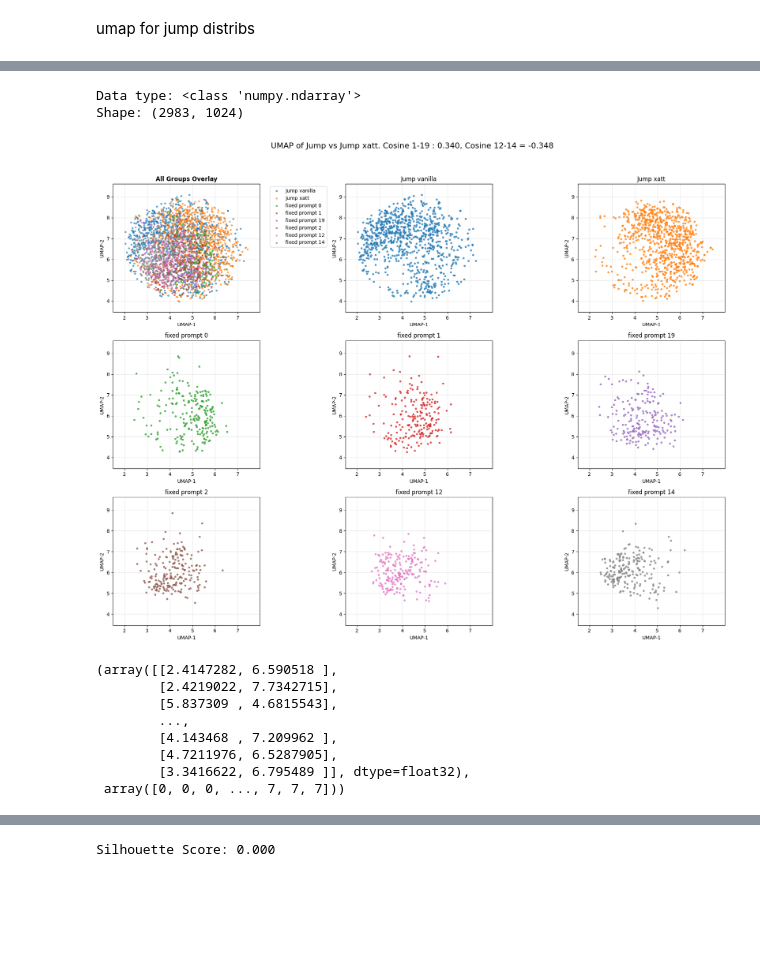
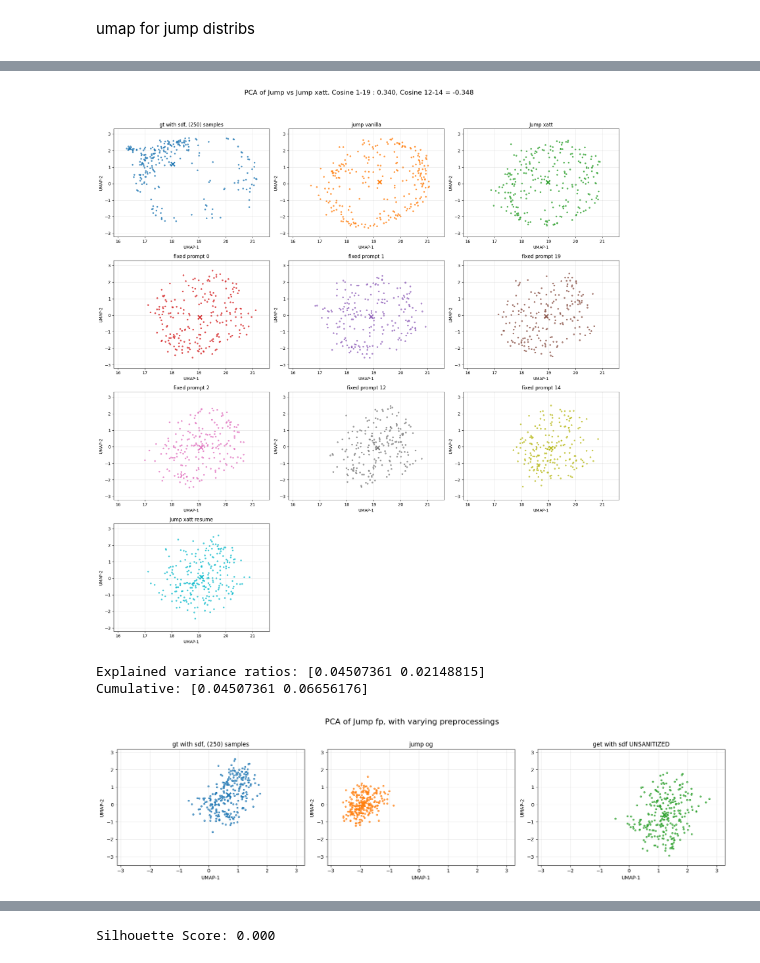
Before and after one commit to pierre-pauchet/Img2Mol, a Jupyter notebook: sandbox.ipynb, the cells around one changed output, grey strips where cells are left out. Cells and saved outputs as stored; diff of their text form; code cells hidden in the pictures; blank space fills up the shorter version.

```diff
--- a/sandbox.ipynb
+++ b/sandbox.ipynb
@@ -40,6 +48,8 @@ reload(fidelity)
 # rax fp
 geom_fp = read_fingerprints_file("/projects/iktos/pierre/CondGeoLDM/data/fingerprints_data/geom_fingerprints.npy")
 jump_fp = read_fingerprints_file("/projects/iktos/pierre/CondGeoLDM/data/fingerprints_data/jump_fingerprints.npy")
+jump_fp_unsanitized = read_fingerprints_file("/projects/iktos/pierre/CondGeoLDM/data/fingerprints_data/jump_fingerprints_unsanitized.npy")
+jump_fp_temp = read_fingerprints_file("/projects/iktos/pierre/CondGeoLDM/data/fingerprints_data/jump_fingerprints_temp.npy")
 self_sim_geom = np.load('/projects/iktos/pierre/CondGeoLDM/data/fingerprints_data/self_sim_geom.npy', allow_pickle=True)
 self_sim_qm9 = np.load('/projects/iktos/pierre/CondGeoLDM/data/fingerprints_data/self_sim_qm9.npy', allow_pickle=True)
 
@@ -61,6 +71,7 @@ mal_semla_nopp = np.load('/projects/iktos/pierre/CondGeoLDM/data/fingerprints_da
 
 #mallat jump
 mal_jumpxatt = np.load('/projects/iktos/pierre/CondGeoLDM/data/fingerprints_data/best_hits_jumpxatt.npy', allow_pickle=True)
+mal_jumpxattresume3 = np.load('/projects/iktos/pierre/CondGeoLDM/data/fingerprints_data/best_hits_jumpxattresume3.npy', allow_pickle=True)
 mal_jumpvanilla = np.load('/projects/iktos/pierre/CondGeoLDM/data/fingerprints_data/best_hits_jumpvanilla.npy', allow_pickle=True)
 mal_jump0 = np.load('/projects/iktos/pierre/CondGeoLDM/data/fingerprints_data/best_hits_jumpphen0.npy', allow_pickle=True)
 mal_jump1 = np.load('/projects/iktos/pierre/CondGeoLDM/data/fingerprints_data/best_hits_jumpphen1.npy', allow_pickle=True)
@@ -286,28 +304,52 @@ umap for jump distribs
 import metrics.fidelity as fidelity
 from importlib import reload
 reload(fidelity)
-mask = np.random.choice(len(jump_fp), size=1500, replace=False)
+mask = np.random.choice(len(jump_fp_temp), size=250, replace=False)
 vanilla_fp = fidelity.read_fingerprints_file("/projects/iktos/pierre/CondGeoLDM/data/fingerprints_data/fp_jumpvanilla_from_jump.npy")
-xatt_fp = fidelity.read_fingerprints_file("/projects/iktos/pierre/CondGeoLDM/data/fingerprints_data/fp_jumpxatt_from_jump.npy")
-prompt0_fp = fidelity.read_fingerprints_file("/projects/iktos/pierre/CondGeoLDM/data/fingerprints_data/fp_jumpphen0_from_jump.npy")
-prompt1_fp = fidelity.read_fingerprints_file("/projects/iktos/pierre/CondGeoLDM/data/fingerprints_data/fp_jumpphen1_from_jump.npy")
-prompt2_fp = fidelity.read_fingerprints_file("/projects/iktos/pierre/CondGeoLDM/data/fingerprints_data/fp_jumpphen2_from_jump.npy")
-prompt12_fp = fidelity.read_fingerprints_file("/projects/iktos/pierre/CondGeoLDM/data/fingerprints_data/fp_jumpphen12_from_jump.npy")
-prompt14_fp = fidelity.read_fingerprints_file("/projects/iktos/pierre/CondGeoLDM/data/fingerprints_data/fp_jumpphen14_from_jump.npy")
-prompt19_fp = fidelity.read_fingerprints_file("/projects/iktos/pierre/CondGeoLDM/data/fingerprints_data/fp_jumpphen19_from_jump.npy")
-xattresume3_fp = fidelity.read_fingerprints_file("/projects/iktos/pierre/CondGeoLDM/data/fingerprints_data/fp_jumpxattresume3_from_jump.npy")
-fidelity.compute_stacked_umap([jump_fp[mask], vanilla_fp, xatt_fp, prompt0_fp,
-                               prompt1_fp, prompt19_fp, prompt2_fp, prompt12_fp, prompt14_fp, xattresume3_fp],
-                              labels=[f"Jump gt ({len(mask)}) samples", "jump vanilla", "Jump xatt", "fixed prompt 0",
+# xatt_fp = fidelity.read_fingerprints_file("/projects/iktos/pierre/CondGeoLDM/data/fingerprints_data/fp_jumpxatt_from_jump.npy")
+# prompt0_fp = fidelity.read_fingerprints_file("/projects/iktos/pierre/CondGeoLDM/data/fingerprints_data/fp_jumpphen0_from_jump.npy")
+# prompt1_fp = fidelity.read_fingerprints_file("/projects/iktos/pierre/CondGeoLDM/data/fingerprints_data/fp_jumpphen1_from_jump.npy")
+# prompt2_fp = fidelity.read_fingerprints_file("/projects/iktos/pierre/CondGeoLDM/data/fingerprints_data/fp_jumpphen2_from_jump.npy")
+# prompt12_fp = fidelity.read_fingerprints_file("/projects/iktos/pierre/CondGeoLDM/data/fingerprints_data/fp_jumpphen12_from_jump.npy")
+# prompt14_fp = fidelity.read_fingerprints_file("/projects/iktos/pierre/CondGeoLDM/data/fingerprints_data/fp_jumpphen14_from_jump.npy")
+# prompt19_fp = fidelity.read_fingerprints_file("/projects/iktos/pierre/CondGeoLDM/data/fingerprints_data/fp_jumpphen19_from_jump.npy")
+# xattresume3_fp = fidelity.read_fingerprints_file("/projects/iktos/pierre/CondGeoLDM/data/fingerprints_data/fp_jumpxattresume3_from_jump.npy")
+# fidelity.compute_stacked_umap([jump_fp[mask], vanilla_fp[:250], xatt_fp[:250], prompt0_fp,
+#                                prompt1_fp, prompt19_fp, prompt2_fp, prompt12_fp, prompt14_fp, xattresume3_fp[:250]],
+#                               labels=[f"Jump gt ({len(mask)}) samples", "jump vanilla", "Jump xatt", "fixed prompt 0",
+#                                       "fixed prompt 1", "fixed prompt 19", "fixed prompt 2", "fixed prompt 12",
+#                                       "fixed prompt 14", "Jump xatt resume"],
+#                               save_path="metrics/figures/umap_jump_vs_xatt.png",
+#                               title="UMAP of Jump vs Jump xatt. Cosine 1-19 : 0.340, Cosine 12-14 = -0.348")
+fidelity.compute_stacked_umap([jump_fp_unsanitized[mask], vanilla_fp[:250], xatt_fp[:250], prompt0_fp,
+                               prompt1_fp, prompt19_fp, prompt2_fp, prompt12_fp, prompt14_fp, xattresume3_fp[:250]],
+                              labels=[f"gt with sdf, ({len(mask)}) samples", "jump vanilla", "Jump xatt", "fixed prompt 0",
                                       "fixed prompt 1", "fixed prompt 19", "fixed prompt 2", "fixed prompt 12",
                                       "fixed prompt 14", "Jump xatt resume"],
                               save_path="metrics/figures/umap_jump_vs_xatt.png",
-                              title="UMAP of Jump vs Jump xatt. Cosine 1-19 : 0.340, Cosine 12-14 = -0.348")
+                              title="PCA of Jump vs Jump xatt. Cosine 1-19 : 0.340, Cosine 12-14 = -0.348",
+                              n_components=0.9,
+                              use_umap=False)
+fidelity.compute_stacked_umap([jump_fp_unsanitized[mask], vanilla_fp[:250], xatt_fp[:250], prompt0_fp,
+                               prompt1_fp, prompt19_fp, prompt2_fp, prompt12_fp, prompt14_fp, xattresume3_fp[:250]],
+                              labels=[f"gt with sdf, ({len(mask)}) samples", "jump vanilla", "Jump xatt", "fixed prompt 0",
+                                      "fixed prompt 1", "fixed prompt 19", "fixed prompt 2", "fixed prompt 12",
+                                      "fixed prompt 14", "Jump xatt resume"],
+                              save_path="metrics/figures/umap_jump_vs_xatt.png",
+                              title="UMAP of Jump vs Jump xatt. Cosine 1-19 : 0.340, Cosine 12-14 = -0.348",
+                              n_components=2,
+                              use_umap=True)
+fidelity.compute_stacked_umap([jump_fp_temp[mask], jump_fp[mask], jump_fp_unsanitized[mask]],
+                              labels=[f"gt with sdf, ({len(mask)}) samples", "jump og", "get with sdf UNSANITIZED"],
+                              save_path="metrics/figures/umap_jump_vs_xatt.png",
+                              title="PCA of Jump fp, with varying preprocessings",
+                              use_umap=False,
+                              )
 
-fidelity.compute_stacked_umap_with_overlay([vanilla_fp, xatt_fp, prompt0_fp,
-                               prompt1_fp, prompt19_fp, prompt2_fp, prompt12_fp, prompt14_fp],
-                              labels=["Jump vanilla", "Jump xatt", "fixed prompt 0",
-                                      "fixed prompt 1", "fixed prompt 19", "fixed prompt 2", "fixed prompt 12", "fixed prompt 14"],
-                              save_path="metrics/figures/umap_jump_vs_xatt_overlay.png",
-                              title="UMAP of Jump vs Jump xatt. Cosine 1-19 : 0.340, Cosine 12-14 = -0.348")
+# fidelity.compute_stacked_umap_with_overlay([vanilla_fp, xatt_fp, prompt0_fp,
+#                                prompt1_fp, prompt19_fp, prompt2_fp, prompt12_fp, prompt14_fp],
+#                               labels=["Jump vanilla", "Jump xatt", "fixed prompt 0",
+#                                       "fixed prompt 1", "fixed prompt 19", "fixed prompt 2", "fixed prompt 12", "fixed prompt 14"],
+#                               save_path="metrics/figures/umap_jump_vs_xatt_overlay.png",
+#                               title="UMAP of Jump vs Jump xatt. Cosine 1-19 : 0.340, Cosine 12-14 = -0.348")
 # %% [output]
@@ -315,11 +374,4 @@ fidelity.compute_stacked_umap_with_overlay([vanilla_fp, xatt_fp, prompt0_fp,
-Data type: <class 'numpy.ndarray'>
-Shape: (2983, 1024)
-[figure, old version]
+[figure, new version]
-(array([[2.4147282, 6.590518 ],
-        [2.4219022, 7.7342715],
-        [5.837309 , 4.6815543],
-        ...,
-        [4.143468 , 7.209962 ],
-        [4.7211976, 6.5287905],
-        [3.3416622, 6.795489 ]], dtype=float32),
- array([0, 0, 0, ..., 7, 7, 7]))
+Explained variance ratios: [0.04507361 0.02148815]
+Cumulative: [0.04507361 0.06656176]
+[figure, added]
```
Also changed, not shown: parts of 7 cells of this notebook, 1 other file.
